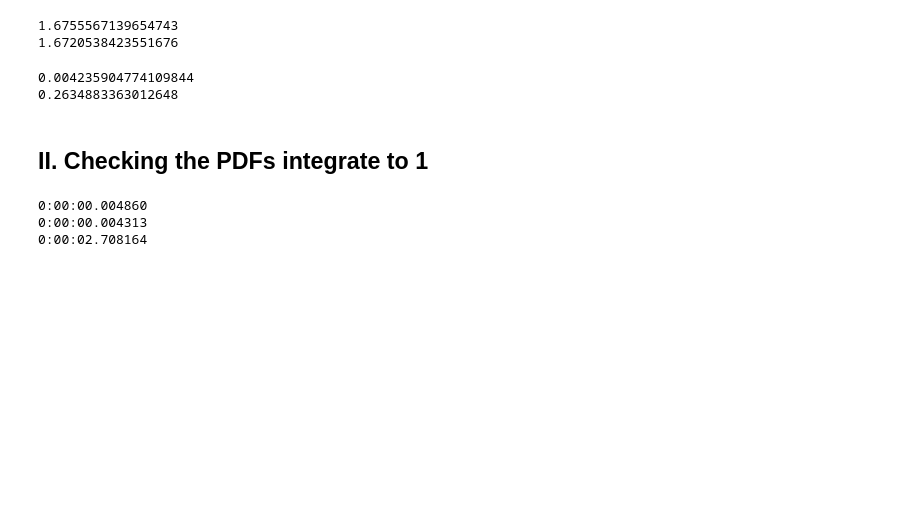
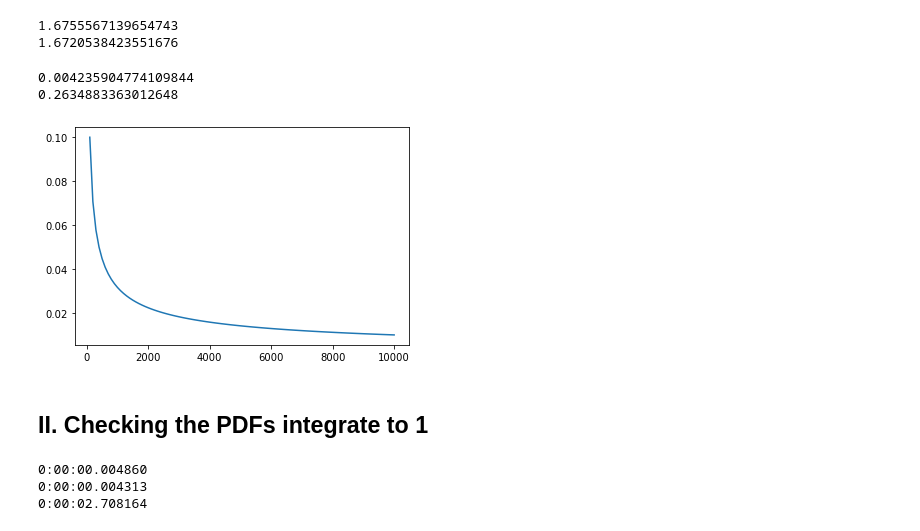
Before and after one commit to Photrek/Nonlinear-Statistical-Coupling, a Jupyter notebook: workspace/john/Coupled Entropy Functions Testing.ipynb, the cells around one changed output. Saved outputs shown, nothing was run; the diff lists cells and outputs as text; code cells hidden in the pictures; blank space fills up the shorter version.

```diff
--- a/workspace/john/Coupled Entropy Functions Testing.ipynb
+++ b/workspace/john/Coupled Entropy Functions Testing.ipynb
@@ -349,6 +349,11 @@ print(cef.coupled_divergence(scipy_normal.pdf,
 # %% [output]
 0.004235904774109844
 0.2634883363012648
+# %%
+plt.plot(sample_sizes, sample_sizes**(-0.5))
+plt.show()
+# %% [output]
+[figure, added]
 # %% [markdown]
 ## II. Checking the PDFs integrate to 1
 # %%
```
